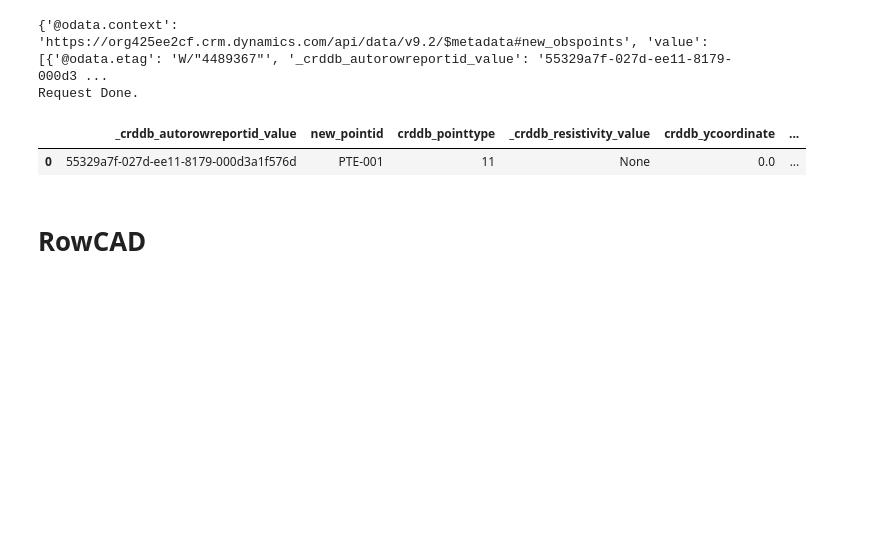
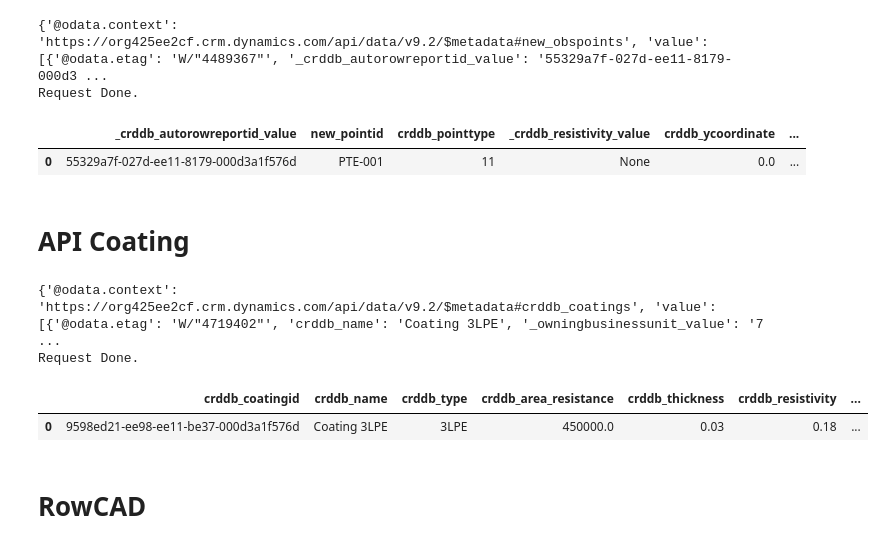
Before and after one commit to LucasLessa1/Projects, a Jupyter notebook: PowerApps/request_notebook.ipynb, the cells around one changed output. Drawn from its saved outputs; the diff is of its cells as text; code cells hidden in the pictures; blank space fills up the shorter version.

Commit message:
Add Coating request

```diff
--- a/PowerApps/request_notebook.ipynb
+++ b/PowerApps/request_notebook.ipynb
@@ -196,6 +196,40 @@ obs_df
 # %% [output]
 |  | _crddb_autorowreportid_value | new_pointid | crddb_pointtype | _crddb_resistivity_value | crddb_ycoordinate | ... |
 | 0 | 55329a7f-027d-ee11-8179-000d3a1f576d | PTE-001 | 11 | None | 0.0 | ... |
+# %% [markdown]
+# API Coating
+# %%
+def request_coating(access_token):
+    api_cond = 'https://org425ee2cf.crm.dynamics.com/api/data/v9.2/crddb_coatings?$top=10'
+    headers = {
+        'Authorization': f'Bearer {access_token}'
+    }
+
+    response = requests.get(api_cond, headers=headers)
+    if response.status_code == 200:
+        data_cond = response.json()  # Assuming the response is in JSON format
+        print(data_cond)
+
+        print("Request Done.")
+        return data_cond
+    else:
+        print(f"Request Failed. \nStatus code: {response.status_code}")
+        return None
+# %%
+data_coating = request_coating(access_token)
+coating_df = pd.DataFrame(data_coating['value'])
+# coating_df.columns
+# %% [output]
+{'@odata.context': 'https://org425ee2cf.crm.dynamics.com/api/data/v9.2/$metadata#crddb_coatings', 'value': [{'@odata.etag': 'W/"4719402"', 'crddb_name': 'Coating 3LPE', '_owningbusinessunit_value': '7 ...
+Request Done.
+# %%
+coating_columns = [ 'crddb_coatingid', 'crddb_name', 'crddb_type', 'crddb_area_resistance', 'crddb_thickness'
+               , 'crddb_resistivity', 'crddb_permeability', 'crddb_permittivity']
+coating_df = coating_df[coating_columns]
+coating_df
+# %% [output]
+|  | crddb_coatingid | crddb_name | crddb_type | crddb_area_resistance | crddb_thickness | crddb_resistivity | ... |
+| 0 | 9598ed21-ee98-ee11-be37-000d3a1f576d | Coating 3LPE | 3LPE | 450000.0 | 0.03 | 0.18 | ... |
 # %% [markdown]
 # RowCAD
 # %% [markdown]
```
Also changed, not shown: parts of 4 cells of this notebook.
